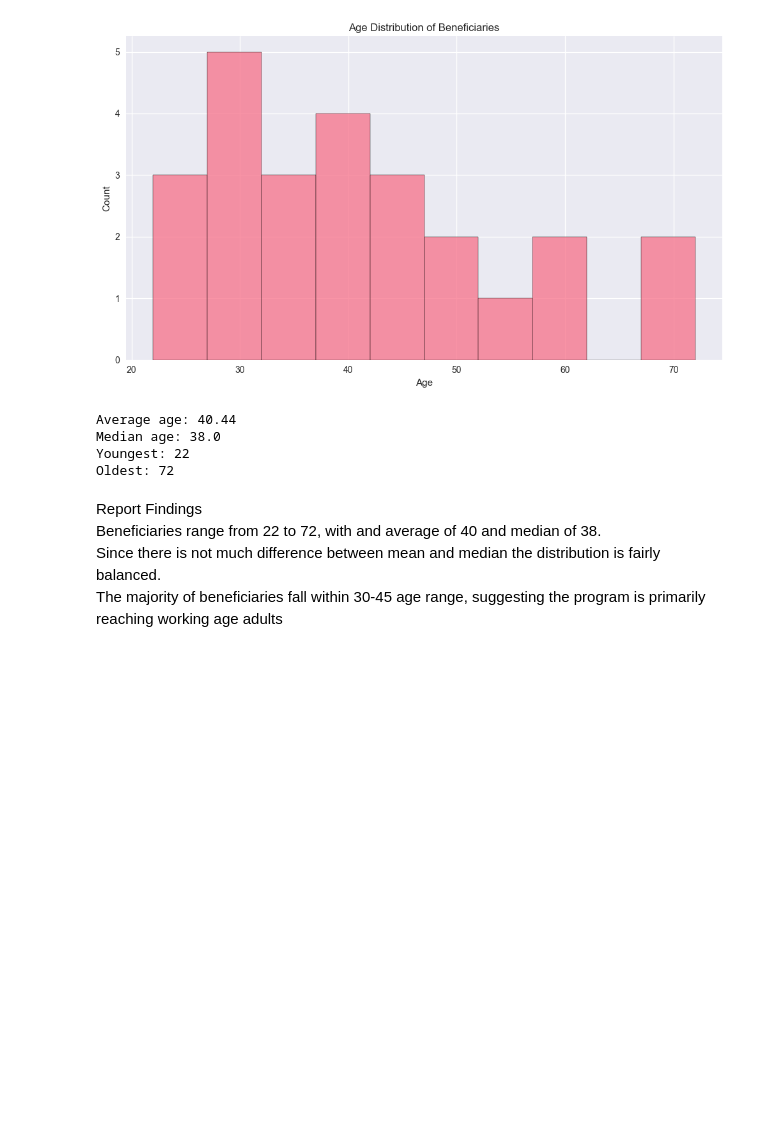
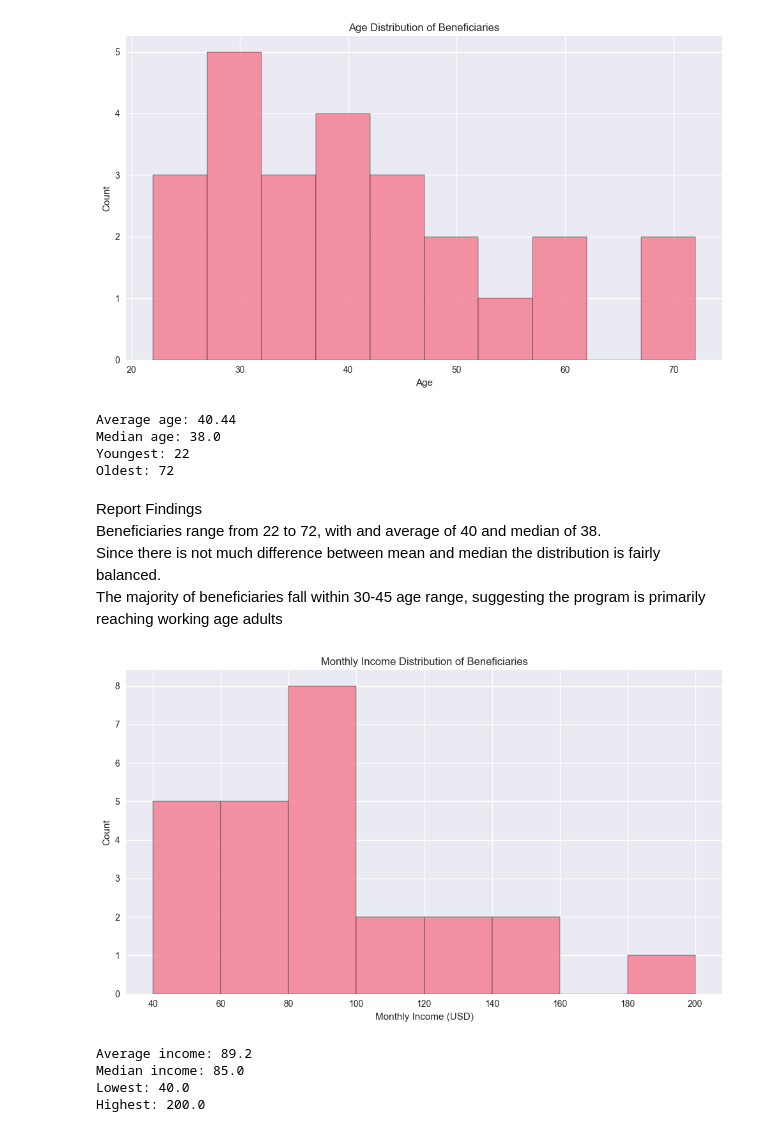
Before and after one commit to Muzhgan-shams/data-analytics, a Jupyter notebook: notebooks/eda002.ipynb, the cells around one changed output. Cells and saved outputs as stored; diff of their text form; code cells hidden in the pictures; blank space fills up the shorter version.

Commit message:
feat: plot Income distribution and its summary statistics

```diff
--- a/notebooks/eda002.ipynb
+++ b/notebooks/eda002.ipynb
@@ -289,3 +289,24 @@ Report Findings
 Beneficiaries range from 22 to 72, with and average of 40 and median of 38.
 Since there is not much difference between mean and median the distribution is fairly balanced.
 The majority of beneficiaries fall within 30-45 age range, suggesting the program is primarily reaching working age adults
+# %%
+# Income distribution
+
+plt.figure()
+sns.histplot(data=df_clean, x='monthly_income_usd', bins=8)
+plt.title('Monthly Income Distribution of Beneficiaries')
+plt.xlabel('Monthly Income (USD)')
+plt.ylabel('Count')
+plt.tight_layout()
+plt.show()
+
+print("Average income:", df_clean['monthly_income_usd'].mean().round(2))
+print("Median income:", df_clean['monthly_income_usd'].median())
+print("Lowest:", df_clean['monthly_income_usd'].min())
+print("Highest:", df_clean['monthly_income_usd'].max())
+# %% [output]
+[figure, added]
+Average income: 89.2
+Median income: 85.0
+Lowest: 40.0
+Highest: 200.0
```
